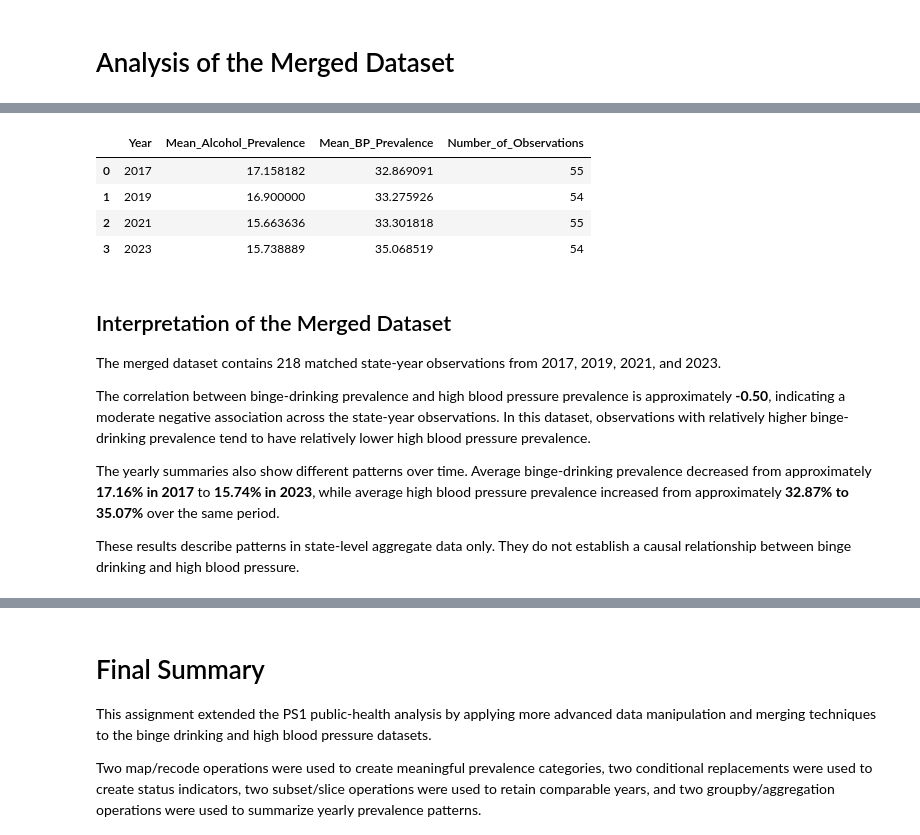
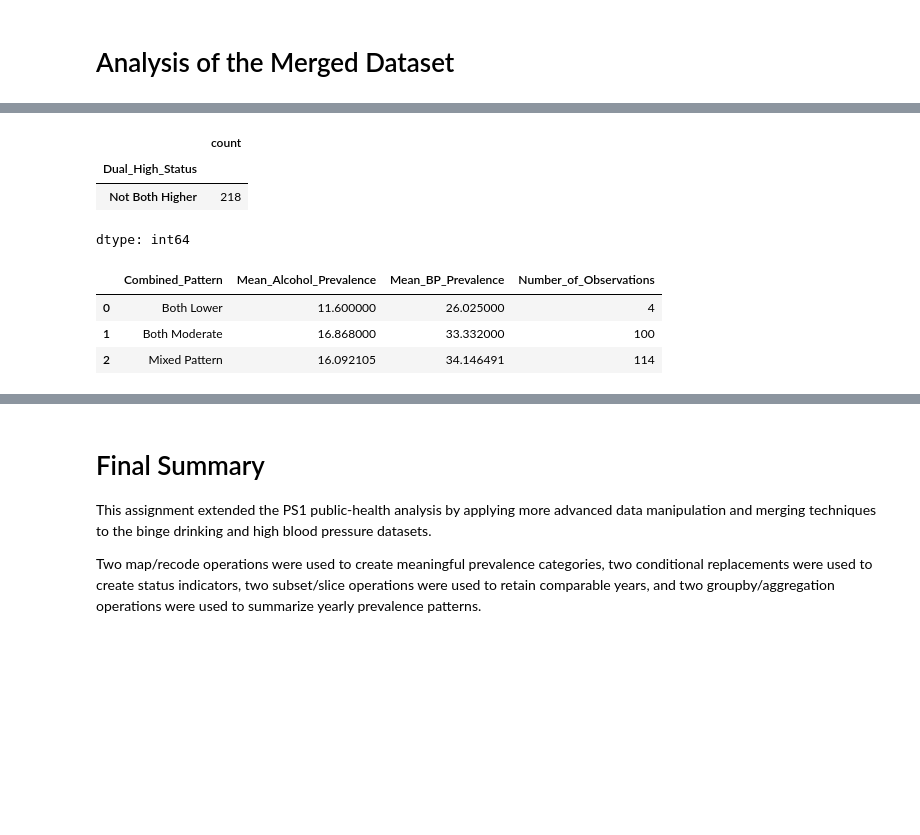
Before and after one commit to YathinKandakatla/DataManagement, a Jupyter notebook: Ps2.ipynb, the cells around one changed output, grey strips where cells are left out. Saved outputs shown, nothing was run; the diff lists cells and outputs as text; code cells hidden in the pictures; blank space fills up the shorter version.

```diff
--- a/Ps2.ipynb
+++ b/Ps2.ipynb
@@ -1033,34 +1055,40 @@ health_merged[
+# %%
+# Create a default status for the merged observations.
+# Then replace the value when both alcohol prevalence and
+# high blood pressure prevalence are in the Higher category.
+
+health_merged["Dual_High_Status"] = "Not Both Higher"
+
+health_merged.loc[
+    (health_merged["Alcohol_Category"] == "Higher") &
+    (health_merged["BP_Category"] == "Higher"),
+    "Dual_High_Status"
+] = "Both Higher"
+
+health_merged["Dual_High_Status"].value_counts()
+# %% [output]
+|  | count |
+| Dual_High_Status |  |
+| Not Both Higher | 218 |
+dtype: int64
 # %%
-# Calculate the average alcohol prevalence and average high blood pressure
-# prevalence for each year in the merged dataset.
-#
-# This provides a simple year-level view of how both measures change over time.
+# Group the merged dataset by the combined health pattern.
+# This summarizes both prevalence measures within each joint category.
 
-merged_year_summary = (
+combined_pattern_summary = (
     health_merged
-    .groupby("Year")
+    .groupby("Combined_Pattern")
     .agg(
         Mean_Alcohol_Prevalence=("Alcohol_Prevalence", "mean"),
         Mean_BP_Prevalence=("BP_Prevalence", "mean"),
         Number_of_Observations=("State", "count")
     )
     .reset_index()
 )
 
-merged_year_summary
+combined_pattern_summary
 # %% [output]
-|  | Year | Mean_Alcohol_Prevalence | Mean_BP_Prevalence | Number_of_Observations |
-| 0 | 2017 | 17.158182 | 32.869091 | 55 |
-| 1 | 2019 | 16.900000 | 33.275926 | 54 |
-| 2 | 2021 | 15.663636 | 33.301818 | 55 |
-| 3 | 2023 | 15.738889 | 35.068519 | 54 |
+|  | Combined_Pattern | Mean_Alcohol_Prevalence | Mean_BP_Prevalence | Number_of_Observations |
+| 0 | Both Lower | 11.600000 | 26.025000 | 4 |
+| 1 | Both Moderate | 16.868000 | 33.332000 | 100 |
+| 2 | Mixed Pattern | 16.092105 | 34.146491 | 114 |
-# %% [markdown]
-## Interpretation of the Merged Dataset
-
-The merged dataset contains 218 matched state-year observations from 2017, 2019, 2021, and 2023.
-
-The correlation between binge-drinking prevalence and high blood pressure prevalence is approximately **-0.50**, indicating a moderate negative association across the state-year observations. In this dataset, observations with relatively higher binge-drinking prevalence tend to have relatively lower high blood pressure prevalence.
-
-The yearly summaries also show different patterns over time. Average binge-drinking prevalence decreased from approximately **17.16% in 2017** to **15.74% in 2023**, while average high blood pressure prevalence increased from approximately **32.87% to 35.07%** over the same period.
-
-These results describe patterns in state-level aggregate data only. They do not establish a causal relationship between binge drinking and high blood pressure.
```
Also changed, not shown: parts of 4 cells of this notebook.
